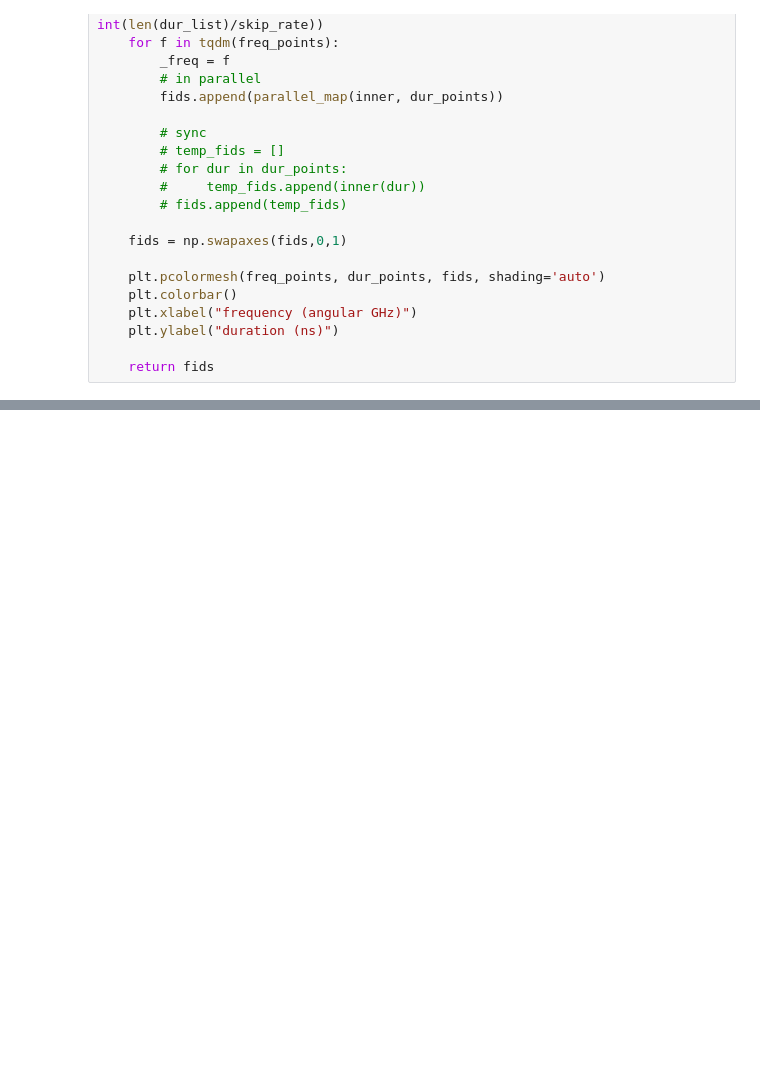
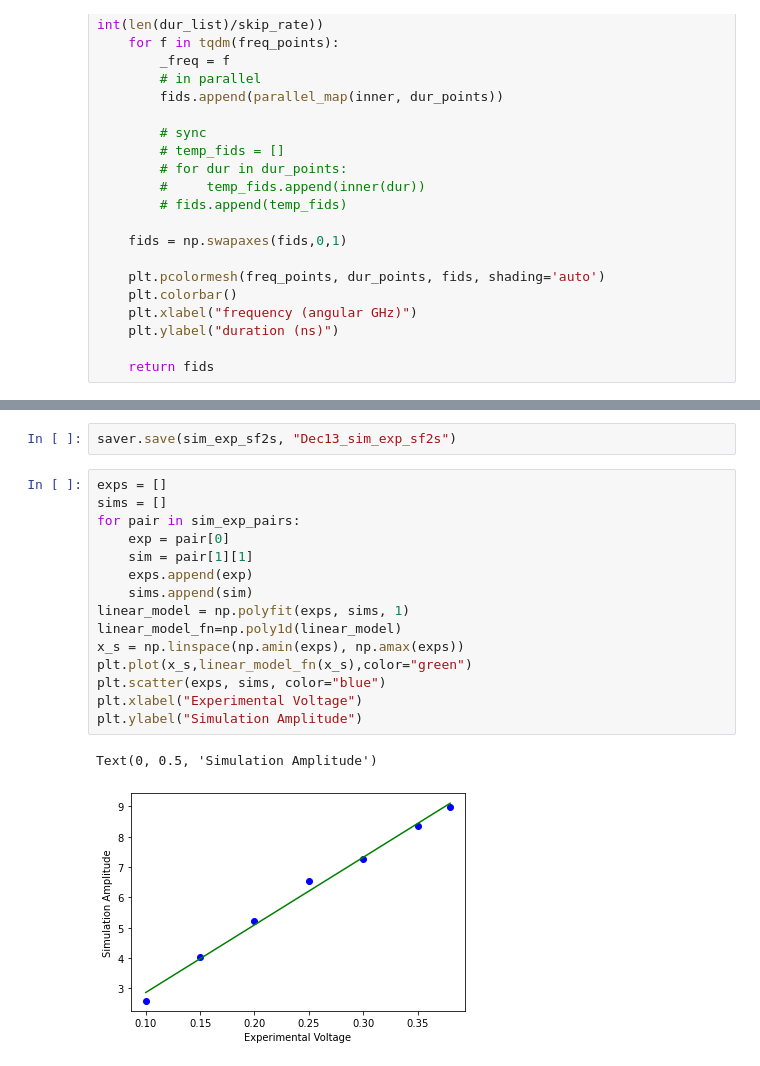
Before and after one commit to david-gorski/subharmonic_superconducting_qubits, a Jupyter notebook: debug/sf2.ipynb, the cells around one changed output, grey strips where cells are left out. Drawn from its saved outputs; the diff is of its cells as text; blank space fills up the shorter version.

```diff
--- a/debug/sf2.ipynb
+++ b/debug/sf2.ipynb
@@ -407,0 +501,20 @@ for obj in sim_exp_sf2s:
+# %%
+saver.save(sim_exp_sf2s, "Dec13_sim_exp_sf2s")
+# %%
+exps = []
+sims = []
+for pair in sim_exp_pairs:
+    exp = pair[0]
+    sim = pair[1][1]
+    exps.append(exp)
+    sims.append(sim)
+linear_model = np.polyfit(exps, sims, 1)
+linear_model_fn=np.poly1d(linear_model)
+x_s = np.linspace(np.amin(exps), np.amax(exps))
+plt.plot(x_s,linear_model_fn(x_s),color="green")
+plt.scatter(exps, sims, color="blue")
+plt.xlabel("Experimental Voltage")
+plt.ylabel("Simulation Amplitude")
+# %% [output]
+Text(0, 0.5, 'Simulation Amplitude')
+[figure, added]
```
Also changed, not shown: parts of 10 cells of this notebook, 5 other files.
